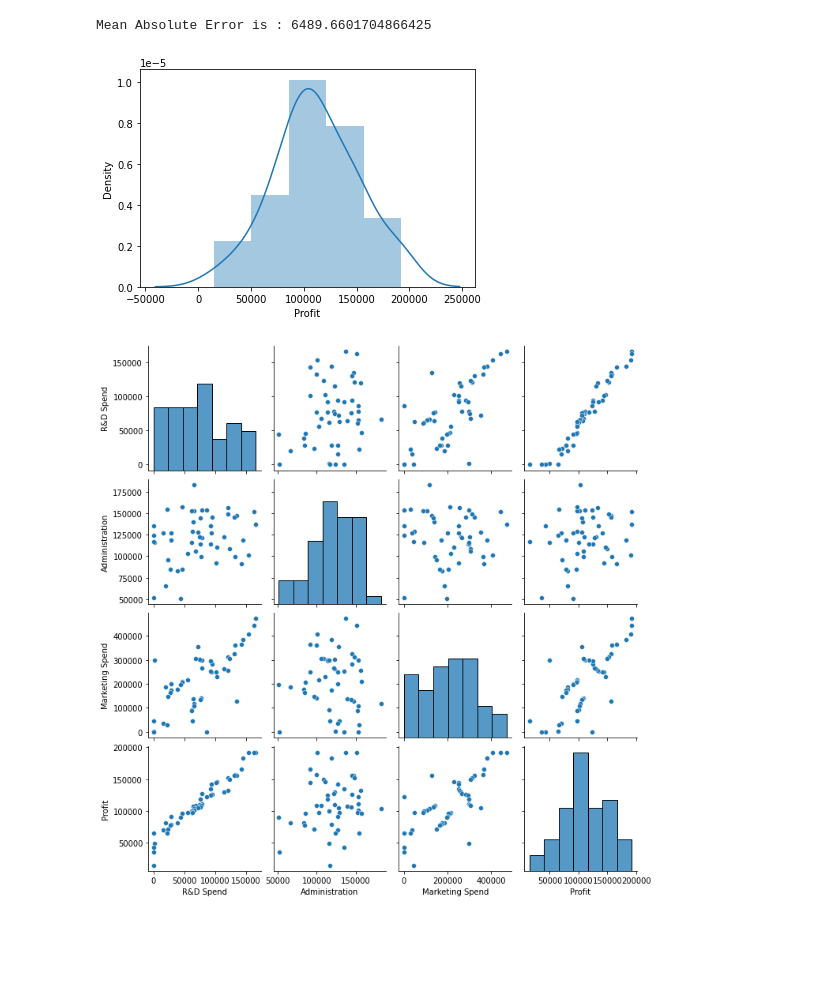
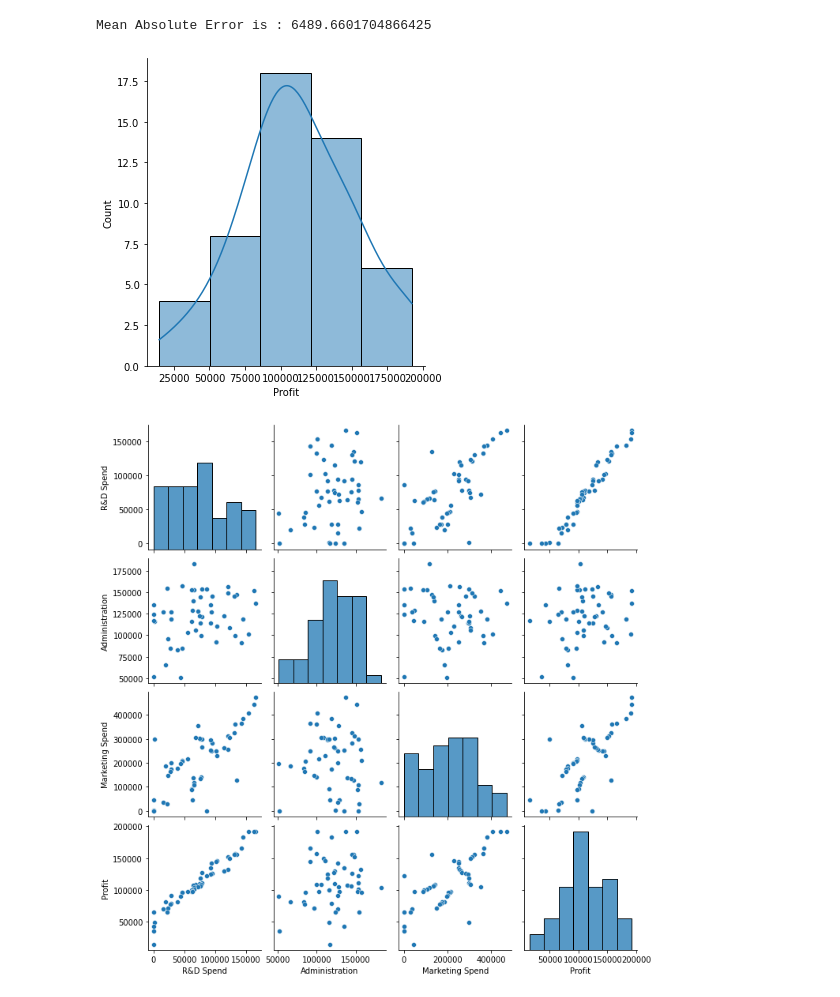
Before and after one commit to Aeshameghani/task1linearregression, a Jupyter notebook: 50_startups.ipynb, the cells around one changed output. Drawn from its saved outputs; the diff is of its cells as text; code cells hidden in the pictures; blank space fills up the shorter version.

```diff
--- a/50_startups.ipynb
+++ b/50_startups.ipynb
@@ -199,10 +199,10 @@ Mean Absolute Error is : 6489.6601704866425
 # So, the mean absolute error is 6503.577323580025. Therefore our predicted value can be 6503.577323580025 units more or less than the actual value.
 # %%
 # Histogram in profit
-sns.distplot(dataset['Profit'],bins=5,kde=True)
+sns.displot(dataset['Profit'],bins=5,kde=True)
 plt.show()
 # %% [output]
-[figure, old version]
+[figure, new version]
 # %%
 # Pair Plot
 sns.pairplot(dataset)
```
